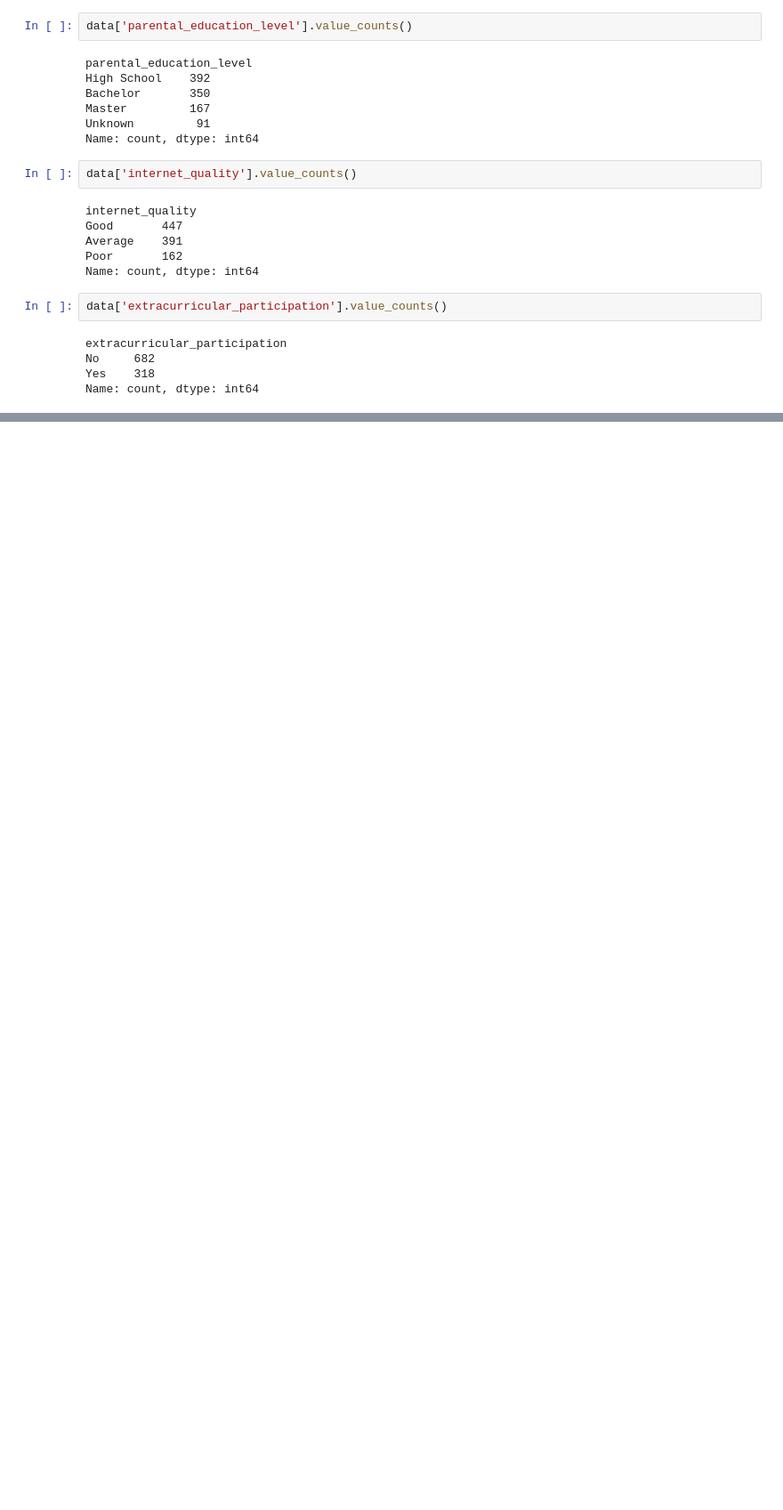
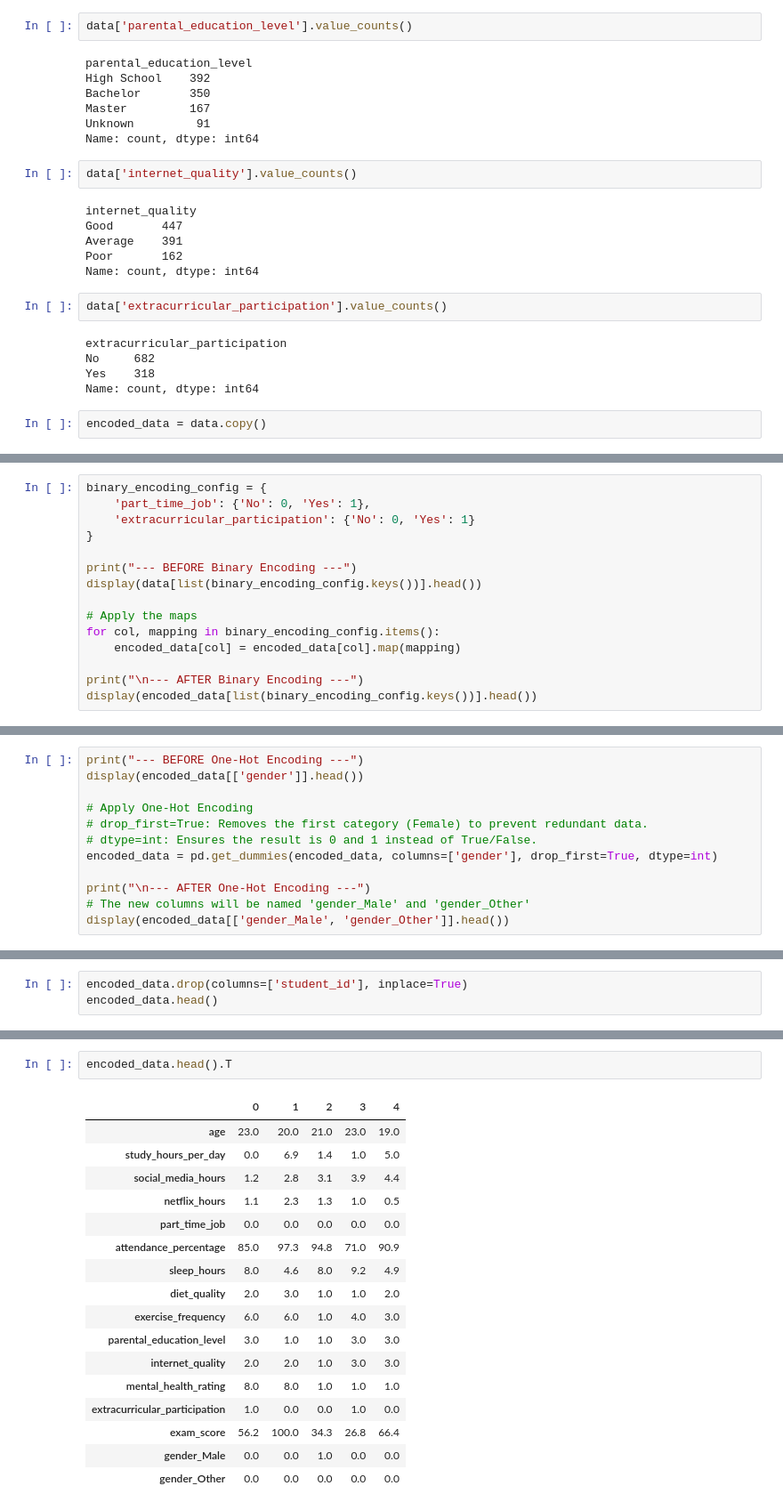
Before and after one commit to mohiuddin1221/End-to-End-ML-Project, a Jupyter notebook: notebooks/feature_engineering.ipynb, the cells around one changed output, grey strips where cells are left out. Shown at 89% size. Drawn from its saved outputs; the diff is of its cells as text; blank space fills up the shorter version.

Commit message:
Refactor feature engineering notebook: Update execution counts, add ordinal and binary encoding, and implement one-hot encoding for categorical variables. Save final encoded data to CSV.

```diff
--- a/notebooks/feature_engineering.ipynb
+++ b/notebooks/feature_engineering.ipynb
@@ -83,3 +83,5 @@ extracurricular_participation
 No     682
 Yes    318
 Name: count, dtype: int64
+# %%
+encoded_data = data.copy()
@@ -85,0 +135,15 @@ Name: count, dtype: int64
+# %%
+binary_encoding_config = {
+    'part_time_job': {'No': 0, 'Yes': 1},
+    'extracurricular_participation': {'No': 0, 'Yes': 1}
+}
+
+print("--- BEFORE Binary Encoding ---")
+display(data[list(binary_encoding_config.keys())].head())
+
+# Apply the maps
+for col, mapping in binary_encoding_config.items():
+    encoded_data[col] = encoded_data[col].map(mapping)
+
+print("\n--- AFTER Binary Encoding ---")
+display(encoded_data[list(binary_encoding_config.keys())].head())
@@ -85,0 +165,12 @@ Name: count, dtype: int64
+# %%
+print("--- BEFORE One-Hot Encoding ---")
+display(encoded_data[['gender']].head())
+
+# Apply One-Hot Encoding
+# drop_first=True: Removes the first category (Female) to prevent redundant data.
+# dtype=int: Ensures the result is 0 and 1 instead of True/False.
+encoded_data = pd.get_dummies(encoded_data, columns=['gender'], drop_first=True, dtype=int)
+
+print("\n--- AFTER One-Hot Encoding ---")
+# The new columns will be named 'gender_Male' and 'gender_Other'
+display(encoded_data[['gender_Male', 'gender_Other']].head())
@@ -85,0 +213,3 @@ Name: count, dtype: int64
+# %%
+encoded_data.drop(columns=['student_id'], inplace=True)
+encoded_data.head()
@@ -85,0 +223,20 @@ Name: count, dtype: int64
+# %%
+encoded_data.head().T
+# %% [output]
+|  | 0 | 1 | 2 | 3 | 4 |
+| age | 23.0 | 20.0 | 21.0 | 23.0 | 19.0 |
+| study_hours_per_day | 0.0 | 6.9 | 1.4 | 1.0 | 5.0 |
+| social_media_hours | 1.2 | 2.8 | 3.1 | 3.9 | 4.4 |
+| netflix_hours | 1.1 | 2.3 | 1.3 | 1.0 | 0.5 |
+| part_time_job | 0.0 | 0.0 | 0.0 | 0.0 | 0.0 |
+| attendance_percentage | 85.0 | 97.3 | 94.8 | 71.0 | 90.9 |
+| sleep_hours | 8.0 | 4.6 | 8.0 | 9.2 | 4.9 |
+| diet_quality | 2.0 | 3.0 | 1.0 | 1.0 | 2.0 |
+| exercise_frequency | 6.0 | 6.0 | 1.0 | 4.0 | 3.0 |
+| parental_education_level | 3.0 | 1.0 | 1.0 | 3.0 | 3.0 |
+| internet_quality | 2.0 | 2.0 | 1.0 | 3.0 | 3.0 |
+| mental_health_rating | 8.0 | 8.0 | 1.0 | 1.0 | 1.0 |
+| extracurricular_participation | 1.0 | 0.0 | 0.0 | 1.0 | 0.0 |
+| exam_score | 56.2 | 100.0 | 34.3 | 26.8 | 66.4 |
+| gender_Male | 0.0 | 0.0 | 1.0 | 0.0 | 0.0 |
+| gender_Other | 0.0 | 0.0 | 0.0 | 0.0 | 0.0 |
```
Also changed, not shown: parts of 6 cells of this notebook, 1 other file.
